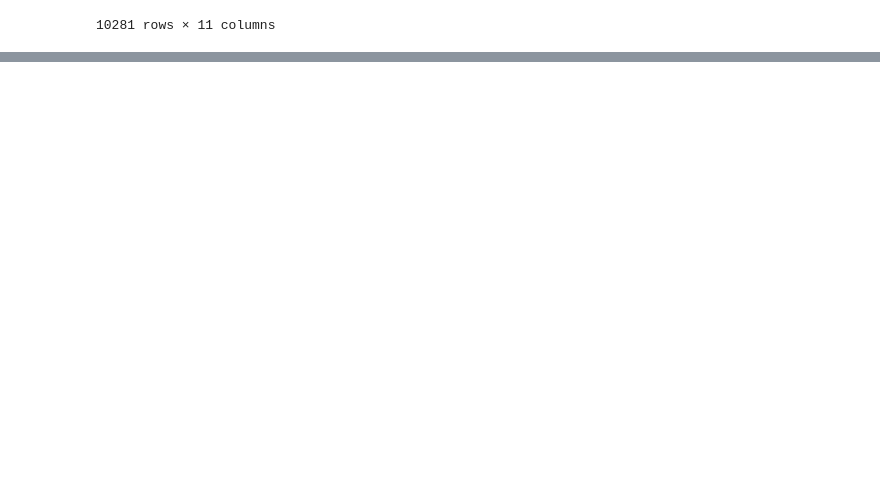
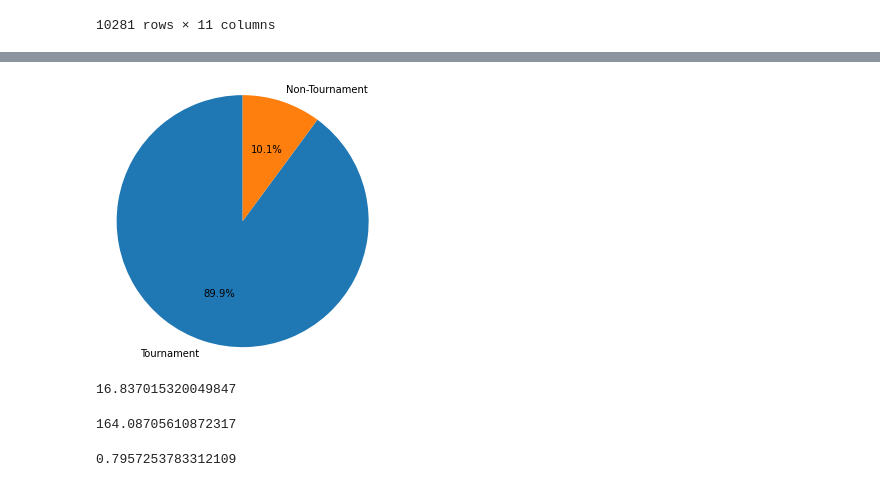
Before and after one commit to whuang37/csgo-market, a Jupyter notebook: data_analysis.ipynb, the cells around one changed output, grey strips where cells are left out. Cells and saved outputs as stored; diff of their text form; code cells hidden in the pictures; blank space fills up the shorter version.

```diff
--- a/data_analysis.ipynb
+++ b/data_analysis.ipynb
@@ -607,0 +895,4 @@ skins_data
+# %%
+tourney = stickers[stickers["Collection", 'Unnamed: 2_level_1'].str.contains("20")]
+# %%
+tourney = tourney[(tourney["Collection", "Unnamed: 2_level_1"] != "Community Stickers Halloween 2014") & (tourney["Collection", "Unnamed: 2_level_1"] != "Community Capsule 2018")]
@@ -607,0 +916,8 @@ skins_data
+# %%
+fig1, ax1 = plt.subplots()
+fig1.set_size_inches(5,5)
+ax1.pie([len(tourney), len(stickers)-len(tourney)], labels = ["Tournament", "Non-Tournament"], autopct = "%1.1F%%", startangle = 90)
+ax1.axis("equal")
+# plt.savefig("graphs/sticktourney.png", bbox_inches = "tight")
+# %% [output]
+[figure, added]
@@ -607,0 +933,13 @@ skins_data
+# %%
+# avg sticker market price
+stick_price.mean(axis = 1).mean()
+# %% [output]
+16.837015320049847
+# %%
+stick_vol.mean(axis = 1).mean()
+# %% [output]
+164.08705610872317
+# %%
+np.nansum((stick_price.mul(stick_vol)).values)/ np.nansum(stick_vol.values)
+# %% [output]
+0.7957253783312109
```
Also changed, not shown: parts of 64 cells of this notebook.
